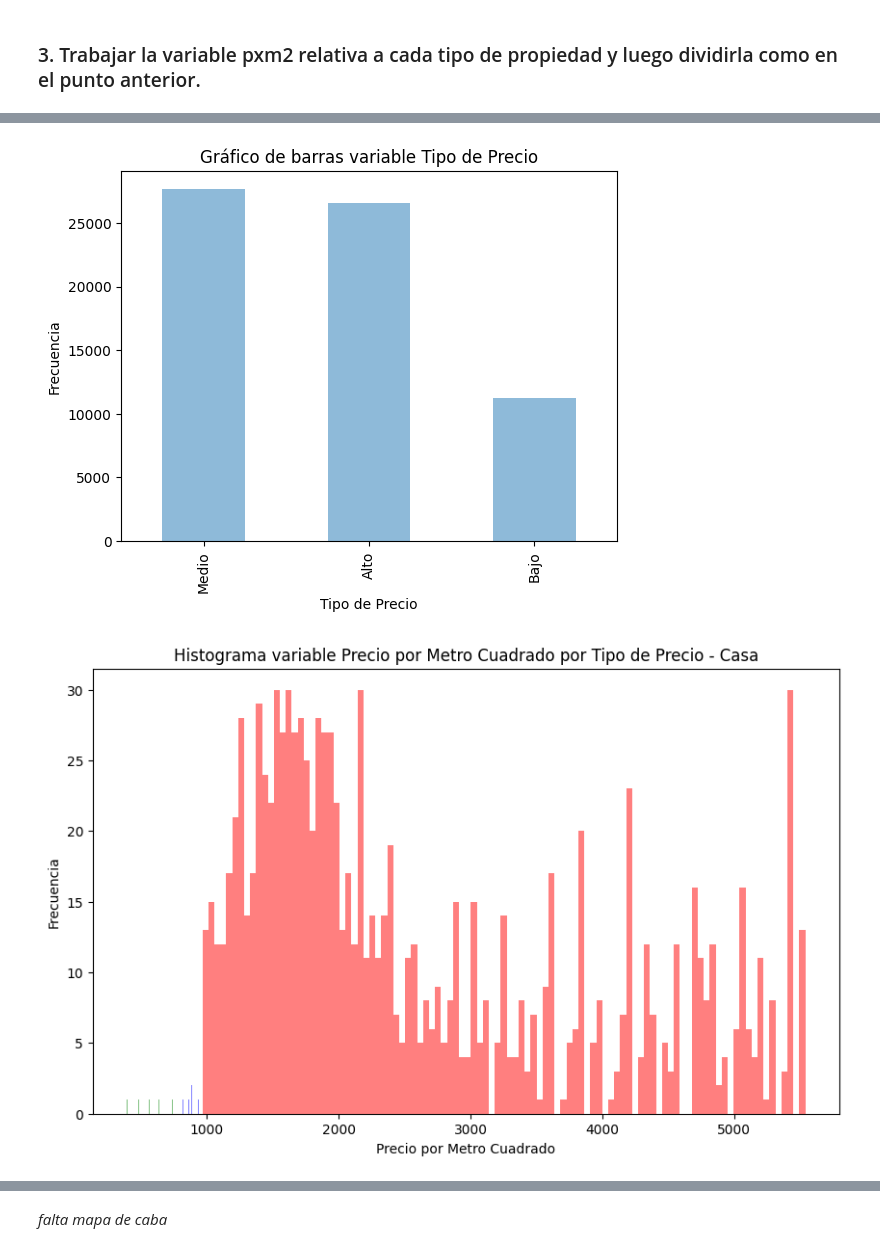
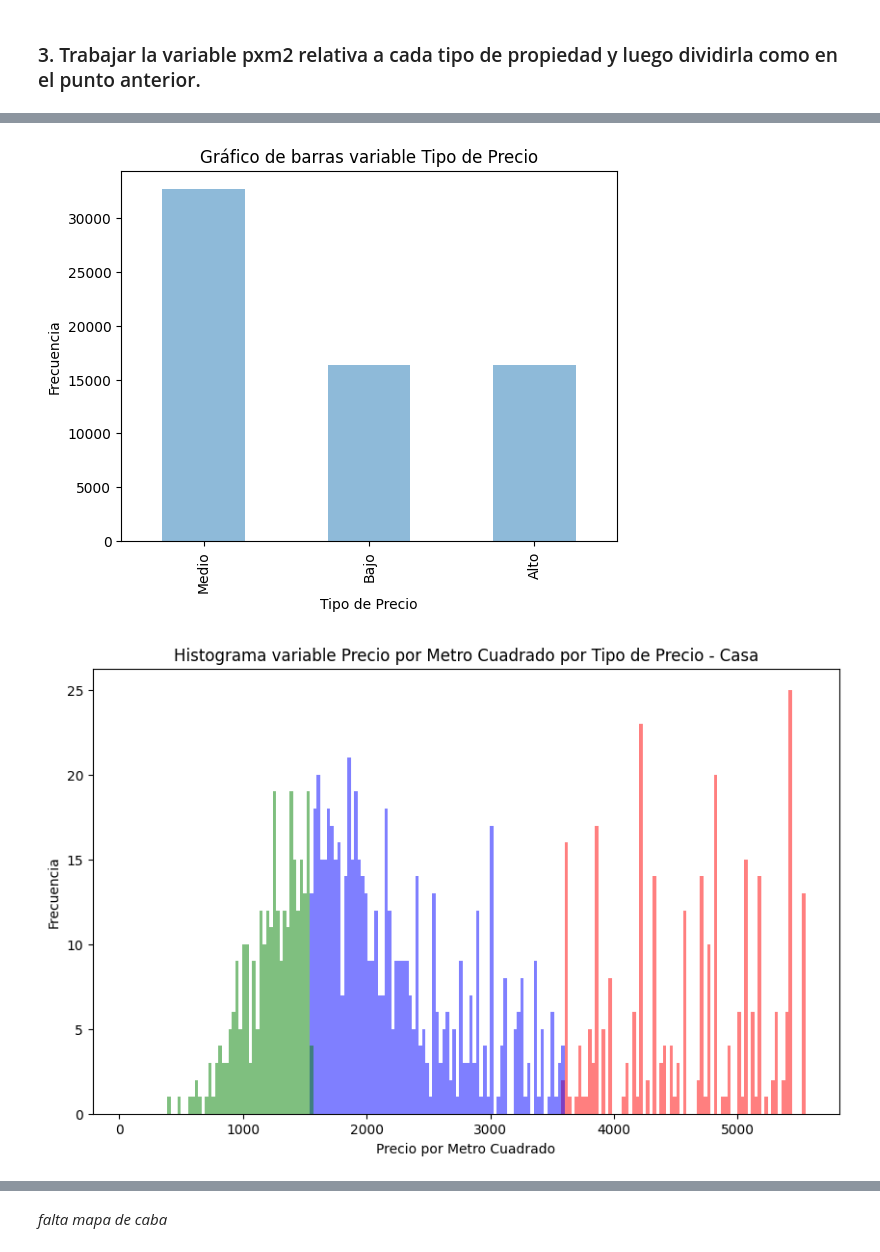
Before and after one commit to AlanRichmond/7506R-1C2024-GRUPO10, a Jupyter notebook: 7506R_TP1_GRUPO10_ENTREGA_N3.ipynb, the cells around one changed output, grey strips where cells are left out. Drawn from its saved outputs; the diff is of its cells as text; code cells hidden in the pictures.

```diff
--- a/7506R_TP1_GRUPO10_ENTREGA_N3.ipynb
+++ b/7506R_TP1_GRUPO10_ENTREGA_N3.ipynb
@@ -128,0 +108,8 @@ pxm2_ascending
+# %%
+pxm2_ascending = conjunto_entrenamiento_final.sort_values(by=['price_per_square_meter'], ascending=True).reset_index(drop=True)
+limite_grupo_1 = int(np.round(pxm2_ascending.shape[0] / 3))
+limite_grupo_2 = int(np.round(2 * pxm2_ascending.shape[0] / 3))
+pxm2_ascending.loc[:limite_grupo_1, 'tipo_precio'] = 'Bajo'
+pxm2_ascending.loc[limite_grupo_1:limite_grupo_2, 'tipo_precio'] = 'Medio'
+pxm2_ascending.loc[limite_grupo_2:, 'tipo_precio'] = 'Alto'
+pxm2_ascending
@@ -136,11 +137,10 @@ barras_pxm2_ascending=pxm2_ascending['tipo_precio'].value_counts().plot.bar(alph
 # %%
-# No intentariamos tener bins de igual tamano sea cual sea el valor de tipo_precio?
-
+bin_edges = np.linspace(pxm2_ascending['price_per_square_meter'].min(), pxm2_ascending['price_per_square_meter'].max(), 301)
 colors = {'Alto': 'red', 'Medio': 'blue', 'Bajo': 'green'}
 plt.figure(figsize=(10, 6))
 for tipo_precio, color in colors.items():
     data_por_tipo = pxm2_ascending[pxm2_ascending['tipo_precio'] == tipo_precio]['price_per_square_meter']
-    plt.hist(data_por_tipo, bins=101, color=color, alpha=0.5, label=tipo_precio)
+    plt.hist(data_por_tipo, bins=bin_edges, color=color, alpha=0.5, label=tipo_precio)
 
 plt.title("Histograma variable Precio por Metro Cuadrado por Tipo de Precio")
 plt.xlabel("Precio por Metro Cuadrado")
@@ -176,13 +176,12 @@ barras_pxm2_ascending_2=pxm2_ascending_2['tipo_precio'].value_counts().plot.bar(
 # %% [output]
 [figure]
 # %%
-# No intentariamos tener bins de igual tamano sea cual sea el valor de tipo_precio?
-
+bin_edges = np.linspace(pxm2_ascending['price_per_square_meter'].min(), pxm2_ascending['price_per_square_meter'].max(), 301)
 colors = {'Alto': 'red', 'Medio': 'blue', 'Bajo': 'green'}
 plt.figure(figsize=(10, 6))
 for tipo_precio, color in colors.items():
     data_por_tipo = pxm2_ascending_2[pxm2_ascending_2['tipo_precio'] == tipo_precio]['price_per_square_meter']
-    plt.hist(data_por_tipo, bins=101, color=color, alpha=0.5, label=tipo_precio)
+    plt.hist(data_por_tipo, bins=bin_edges, color=color, alpha=0.5, label=tipo_precio)
 
 plt.title("Histograma variable Precio por Metro Cuadrado por Tipo de Precio")
 plt.xlabel("Precio por Metro Cuadrado")
@@ -212,0 +194,10 @@ pxm2_ascending_3_con_tipo_precio
+# %%
+pxm2_ascending_3 = pxm2_ascending.copy()
+pxm2_ascending_3_casa = pxm2_ascending_3[pxm2_ascending_3['property_type'] == "Casa"].reset_index(drop=True)
+pxm2_ascending_3_casa = assign_tipo_precio(pxm2_ascending_3_casa)
+pxm2_ascending_3_ph = pxm2_ascending_3[pxm2_ascending_3['property_type'] == "PH"].reset_index(drop=True)
+pxm2_ascending_3_ph = assign_tipo_precio(pxm2_ascending_3_ph)
+pxm2_ascending_3_dpt = pxm2_ascending_3[pxm2_ascending_3['property_type'] == "Departamento"].reset_index(drop=True)
+pxm2_ascending_3_dpt = assign_tipo_precio(pxm2_ascending_3_dpt)
+pxm2_ascending_3_con_tipo_precio = pd.concat([pxm2_ascending_3_casa, pxm2_ascending_3_ph, pxm2_ascending_3_dpt]).reset_index(drop=True)
+pxm2_ascending_3_con_tipo_precio
@@ -213,26 +218,22 @@ pxm2_ascending_3_con_tipo_precio
 # %%
-# Creo que tenemos un problema porque las divisiones sobre los diferentes tipos de propiedad
-# no siguen las instrucciones (ver PH, por ejemplo)
-
 barras_pxm2_ascending_3=pxm2_ascending_3_con_tipo_precio['tipo_precio'].value_counts().plot.bar(alpha=0.5,
                                                       title="Gráfico de barras variable Tipo de Precio",
                                                       xlabel="Tipo de Precio" ,
                                                       ylabel="Frecuencia")
 # %% [output]
-[figure, old version]
+[figure, new version]
 # %%
-# No intentariamos tener bins de igual tamano sea cual sea el valor de tipo_precio?
-
+bin_edges = np.linspace(pxm2_ascending['price_per_square_meter'].min(), pxm2_ascending['price_per_square_meter'].max(), 201)
 colors = {'Alto': 'red', 'Medio': 'blue', 'Bajo': 'green'}
 plt.figure(figsize=(10, 6))
 for tipo_precio, color in colors.items():
     data_por_tipo = pxm2_ascending_3_con_tipo_precio[(pxm2_ascending_3_con_tipo_precio['tipo_precio'] == tipo_precio) & (pxm2_ascending_3_con_tipo_precio['property_type'] == 'Casa')]['price_per_square_meter']
-    plt.hist(data_por_tipo, bins=101, color=color, alpha=0.5, label=tipo_precio)
+    plt.hist(data_por_tipo, bins=bin_edges, color=color, alpha=0.5, label=tipo_precio)
 
 plt.title("Histograma variable Precio por Metro Cuadrado por Tipo de Precio - Casa")
 plt.xlabel("Precio por Metro Cuadrado")
 plt.ylabel("Frecuencia")
 plt.show()
 # %% [output]
-[figure, old version]
+[figure, new version]
 # %%
```
Also changed, not shown: parts of 9 cells of this notebook.
